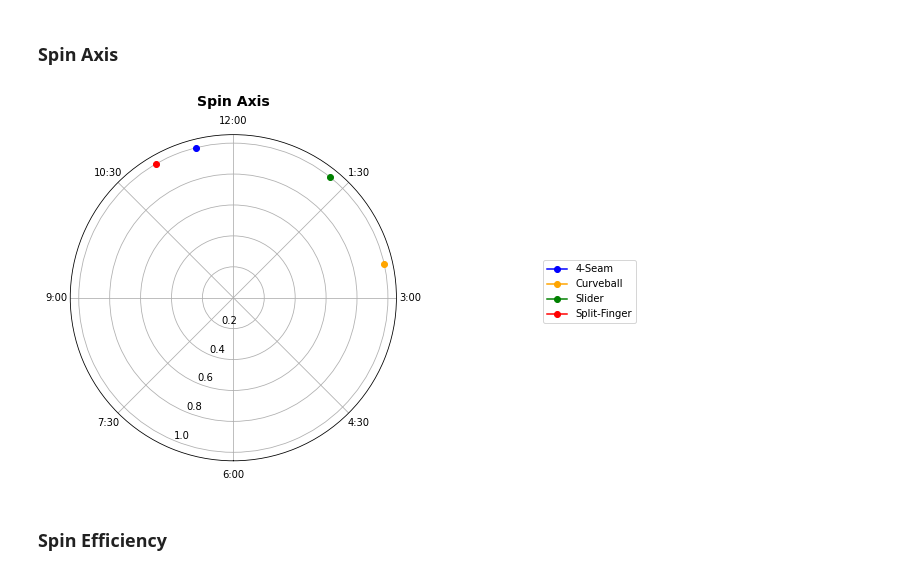
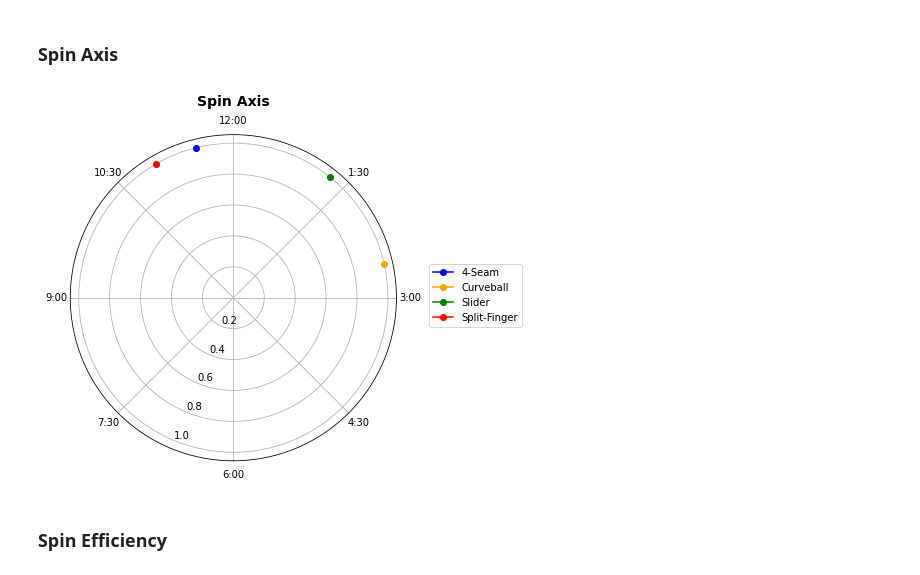
Before and after one commit to anthonyzurke/player-analysis, a Jupyter notebook: pitchers/doollittle-analysis.ipynb, the cells around one changed output. Saved outputs shown, nothing was run; the diff lists cells and outputs as text; code cells hidden in the pictures.

```diff
--- a/pitchers/doollittle-analysis.ipynb
+++ b/pitchers/doollittle-analysis.ipynb
@@ -175,21 +170,18 @@ plt.title('Speed vs Spin Rate - By Pitch Type', fontdict = font_title, pad = 15)
 # %% [markdown]
 ### Spin Axis
 # %%
-ff_tilt = ff['phi'].mean()
-cu_tilt = cu['phi'].mean()
-sl_tilt = sl['phi'].mean()
-fs_tilt = fs['phi'].mean()
 ax = plt.figure(figsize = (8, 6))
+
 ax = plt.subplot(polar = True, theta_direction = -1)
 ax.plot(math.radians(ff_tilt), 1, color = 'blue', marker = 'o', label = '4-Seam')
 ax.plot(math.radians(cu_tilt), 1, color = 'orange', marker = 'o', label = 'Curveball')
 ax.plot(math.radians(sl_tilt), 1, color = 'green', marker = 'o', label = 'Slider')
 ax.plot(math.radians(fs_tilt), 1, color = 'red', marker = 'o', label = 'Split-Finger')
 ticks = ['6:00', '7:30', '9:00', '10:30', '12:00', '1:30', '3:00', '4:30']
-ax.set_xticklabels(ticks), ax.legend(bbox_to_anchor=(1.75, .63)), ax.set_theta_zero_location("S")
+ax.set_xticklabels(ticks), ax.legend(bbox_to_anchor=(1.4, .62)), ax.set_theta_zero_location("S")
 ax.set_title('Spin Axis', fontdict = font_title, pad = 15);
 # %% [output]
-[figure, old version]
+[figure, new version]
 # %% [markdown]
 ### Spin Efficiency
 # %%
```
Also changed, not shown: parts of 7 cells of this notebook, 3 other files.
